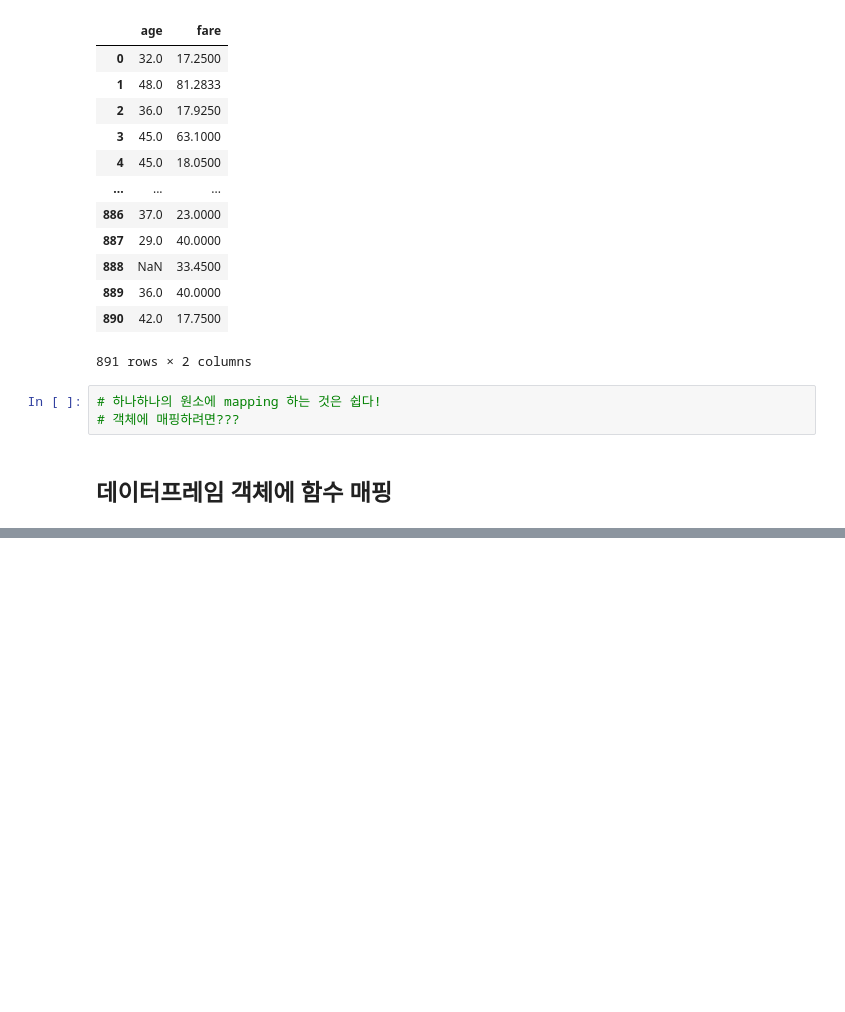
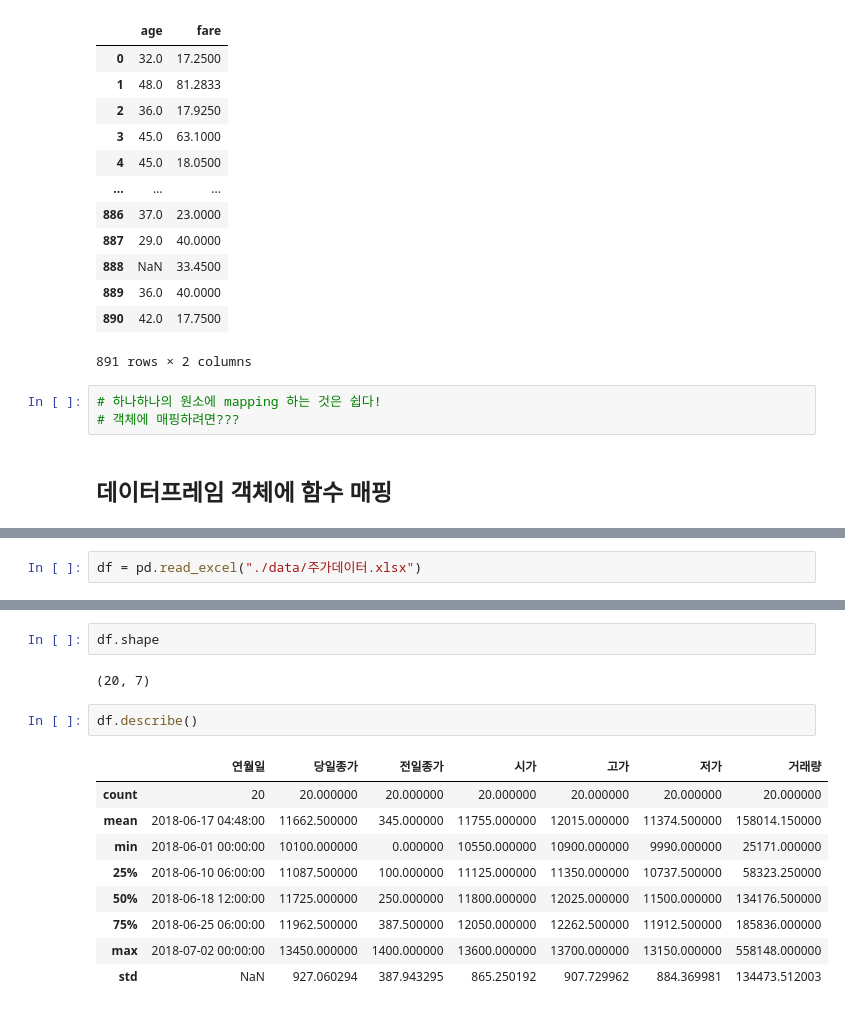
Before and after one commit to bidulgirin/pandas_practice, a Jupyter notebook: 5. 데이터프레임응용.ipynb, the cells around one changed output, grey strips where cells are left out. Drawn from its saved outputs; the diff is of its cells as text; blank space fills up the shorter version.

```diff
--- a/5. 데이터프레임응용.ipynb
+++ b/5. 데이터프레임응용.ipynb
@@ -118,0 +124,2 @@ Length: 891, dtype: float64
+# %%
+df = pd.read_excel("./data/주가데이터.xlsx")
@@ -118,0 +135,16 @@ Length: 891, dtype: float64
+# %%
+df.shape
+# %% [output]
+(20, 7)
+# %%
+df.describe()
+# %% [output]
+|  | 연월일 | 당일종가 | 전일종가 | 시가 | 고가 | 저가 | 거래량 |
+| count | 20 | 20.000000 | 20.000000 | 20.000000 | 20.000000 | 20.000000 | 20.000000 |
+| mean | 2018-06-17 04:48:00 | 11662.500000 | 345.000000 | 11755.000000 | 12015.000000 | 11374.500000 | 158014.150000 |
+| min | 2018-06-01 00:00:00 | 10100.000000 | 0.000000 | 10550.000000 | 10900.000000 | 9990.000000 | 25171.000000 |
+| 25% | 2018-06-10 06:00:00 | 11087.500000 | 100.000000 | 11125.000000 | 11350.000000 | 10737.500000 | 58323.250000 |
+| 50% | 2018-06-18 12:00:00 | 11725.000000 | 250.000000 | 11800.000000 | 12025.000000 | 11500.000000 | 134176.500000 |
+| 75% | 2018-06-25 06:00:00 | 11962.500000 | 387.500000 | 12050.000000 | 12262.500000 | 11912.500000 | 185836.000000 |
+| max | 2018-07-02 00:00:00 | 13450.000000 | 1400.000000 | 13600.000000 | 13700.000000 | 13150.000000 | 558148.000000 |
+| std | NaN | 927.060294 | 387.943295 | 865.250192 | 907.729962 | 884.369981 | 134473.512003 |
```
Also changed, not shown: parts of 33 cells of this notebook, 1 other file.
